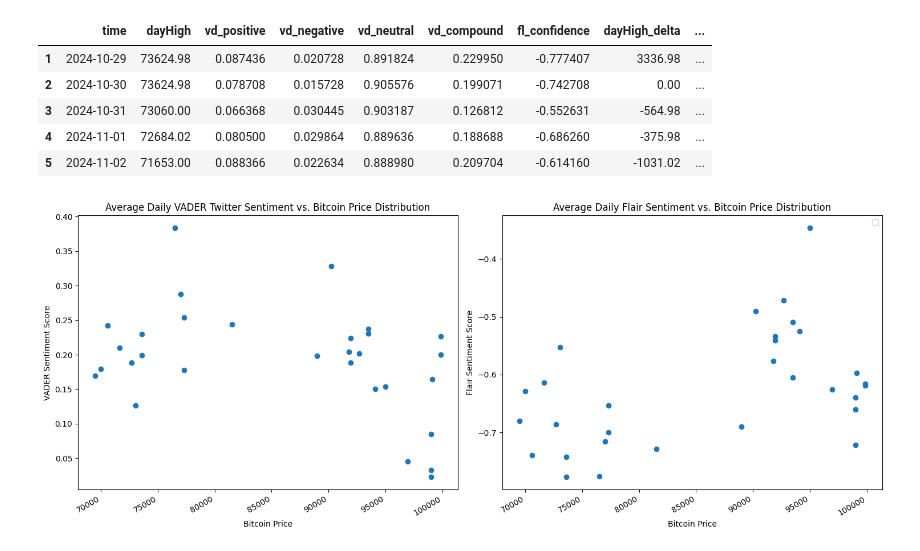
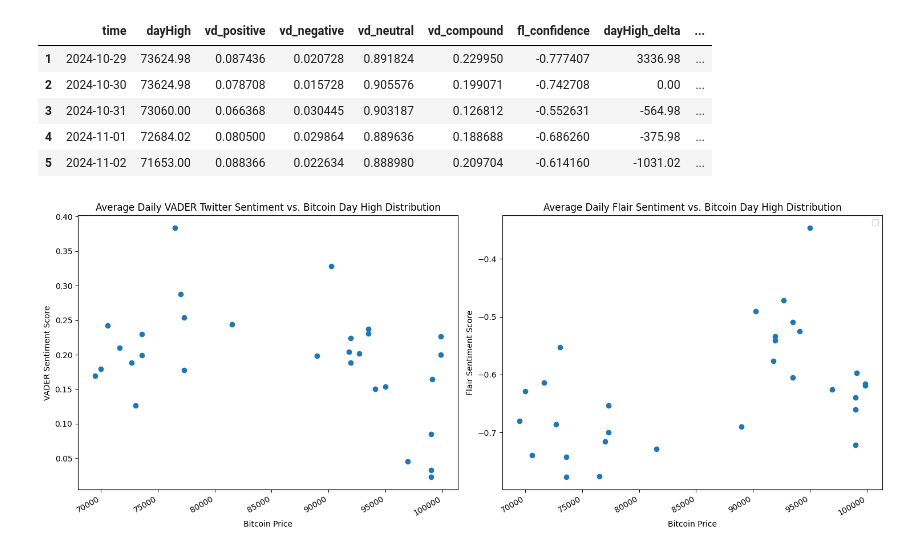
Before and after one commit to RubyQianru/Crypto-Price-and-Twitter-Sentimental-Analysis, a Jupyter notebook: main.ipynb, the cells around one changed output. Saved outputs shown, nothing was run; the diff lists cells and outputs as text; code cells hidden in the pictures.

Commit message:
💥 Modularization plot.py

```diff
--- a/main.ipynb
+++ b/main.ipynb
@@ -784,23 +670,10 @@ day_btc_tw.head(5)
 | 5 | 2024-11-02 | 71653.00 | 0.088366 | 0.022634 | 0.888980 | 0.209704 | -0.614160 | -1031.02 | ... |
 # %%
 # Twitter sentiment vs. bitcoin price distribution
-f, ax = plt.subplots(1, 2, figsize=(15, 6))
-
-ax[0].scatter(day_btc_tw['dayHigh'], day_btc_tw['vd_compound'])
-ax[0].set_xlabel("Bitcoin Price")
-ax[0].set_ylabel("VADER Sentiment Score")
-ax[0].set_title("Average Daily VADER Twitter Sentiment vs. Bitcoin Price Distribution")
-
-ax[1].scatter(day_btc_tw['dayHigh'], day_btc_tw['fl_confidence'] )
-ax[1].set_xlabel("Bitcoin Price")
-ax[1].set_ylabel("Flair Sentiment Score")
-ax[1].set_title("Average Daily Flair Sentiment vs. Bitcoin Price Distribution")
-
-plt.gcf().autofmt_xdate()
-plt.tight_layout()
-plt.legend()
-plt.show()
+p.sentiment_price_scatter(day_btc_tw['dayHigh'], day_btc_tw['vd_compound'], day_btc_tw['fl_confidence'],
+  "Average Daily VADER Twitter Sentiment vs. Bitcoin Day High Distribution","Bitcoin Price","VADER Sentiment Score",
+  "Average Daily Flair Sentiment vs. Bitcoin Day High Distribution", "Bitcoin Price", "Flair Sentiment Score")
 # %% [output]
-[figure, old version]
+[figure, new version]
 # %%
 # Twitter sentiment vs. bitcoin price distribution
```
Also changed, not shown: parts of 17 cells of this notebook, 1 other file.
